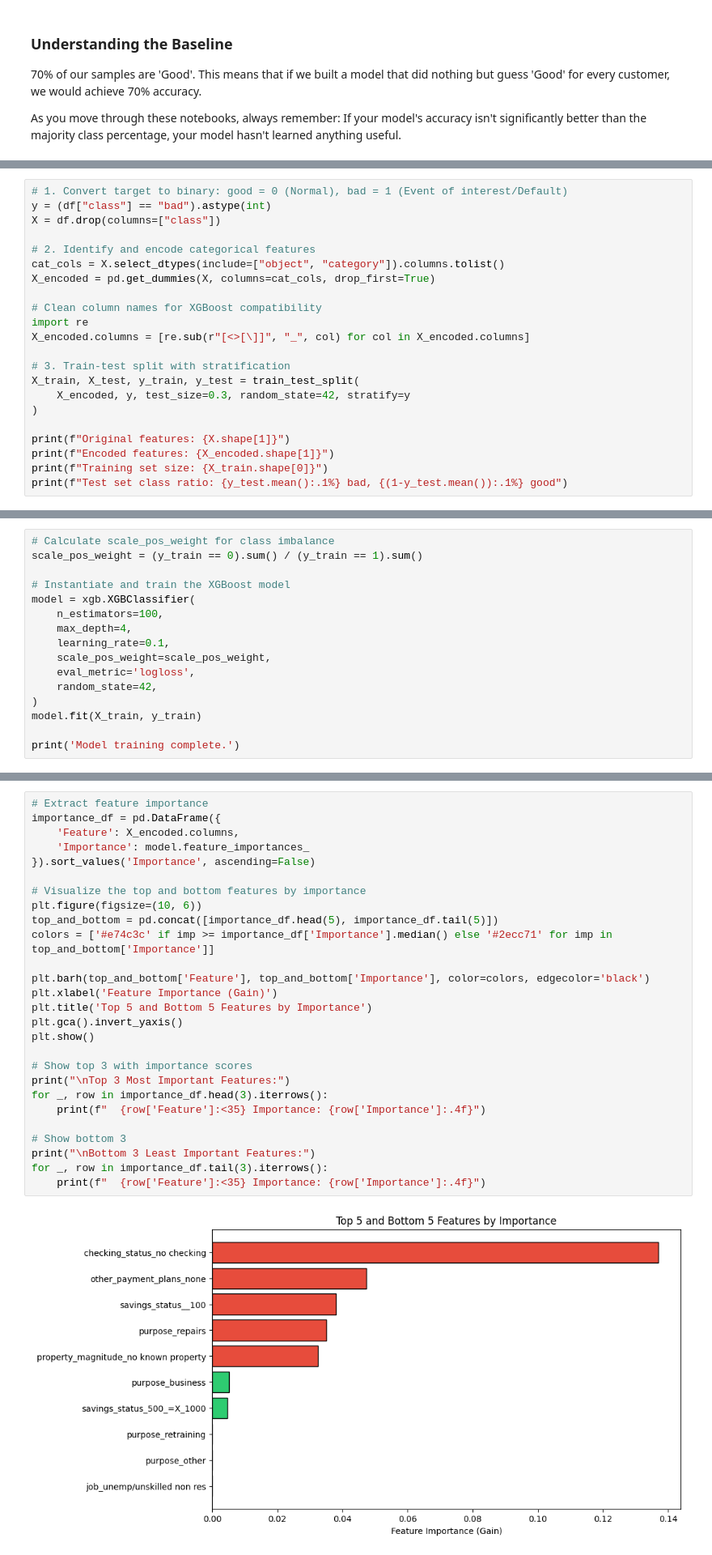
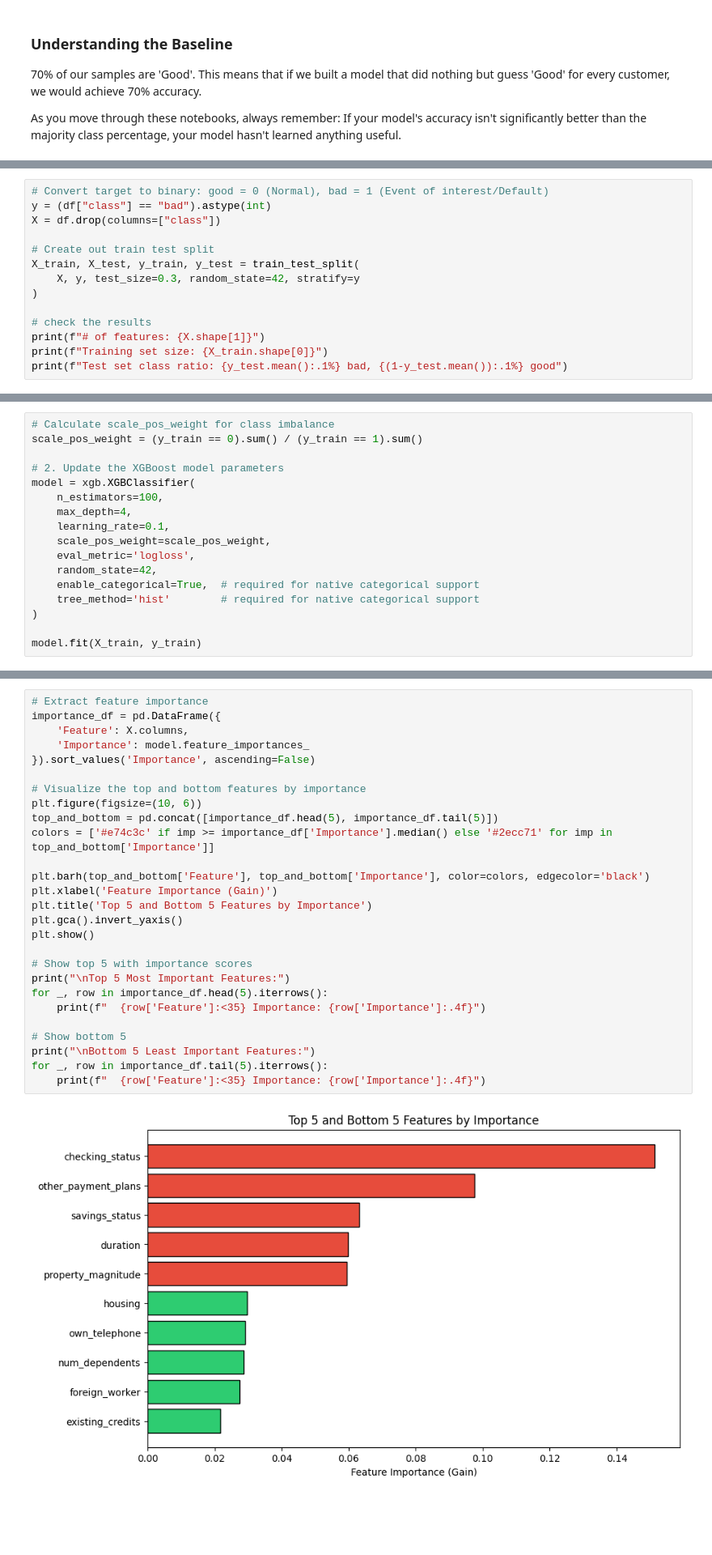
Before and after one commit to bsheese/cs377, a Jupyter notebook: 18_classification/18_1_Classification_Basics/18_1_1_Classification_Foundations.ipynb, the cells around one changed output, grey strips where cells are left out. Shown at 81% size. Cells and saved outputs as stored; diff of their text form; blank space fills up the shorter version.

```diff
--- a/18_classification/18_1_Classification_Basics/18_1_1_Classification_Foundations.ipynb
+++ b/18_classification/18_1_Classification_Basics/18_1_1_Classification_Foundations.ipynb
@@ -117,23 +140,15 @@ Note on feature scaling: Unlike linear models (like logistic regression), tree-b
 # %%
-# 1. Convert target to binary: good = 0 (Normal), bad = 1 (Event of interest/Default)
+# Convert target to binary: good = 0 (Normal), bad = 1 (Event of interest/Default)
 y = (df["class"] == "bad").astype(int)
 X = df.drop(columns=["class"])
 
-# 2. Identify and encode categorical features
-cat_cols = X.select_dtypes(include=["object", "category"]).columns.tolist()
-X_encoded = pd.get_dummies(X, columns=cat_cols, drop_first=True)
-
-# Clean column names for XGBoost compatibility
-import re
-X_encoded.columns = [re.sub(r"[<>[\]]", "_", col) for col in X_encoded.columns]
-
-# 3. Train-test split with stratification
+# Create out train test split
 X_train, X_test, y_train, y_test = train_test_split(
-    X_encoded, y, test_size=0.3, random_state=42, stratify=y
+    X, y, test_size=0.3, random_state=42, stratify=y
 )
 
-print(f"Original features: {X.shape[1]}")
-print(f"Encoded features: {X_encoded.shape[1]}")
+# check the results
+print(f"# of features: {X.shape[1]}")
 print(f"Training set size: {X_train.shape[0]}")
 print(f"Test set class ratio: {y_test.mean():.1%} bad, {(1-y_test.mean()):.1%} good")
 # %% [output]
@@ -162,7 +165,7 @@ Because we have an imbalanced dataset (70/30), we will use the parameter `scale_
 # Calculate scale_pos_weight for class imbalance
 scale_pos_weight = (y_train == 0).sum() / (y_train == 1).sum()
 
-# Instantiate and train the XGBoost model
+# 2. Update the XGBoost model parameters
 model = xgb.XGBClassifier(
     n_estimators=100,
     max_depth=4,
@@ -170,8 +173,9 @@ model = xgb.XGBClassifier(
     scale_pos_weight=scale_pos_weight,
     eval_metric='logloss',
     random_state=42,
+    enable_categorical=True,  # required for native categorical support
+    tree_method='hist'        # required for native categorical support
 )
+
 model.fit(X_train, y_train)
-
-print('Model training complete.')
 # %% [output]
@@ -195,29 +209,29 @@ XGBoost calculates importance based on:
 # %%
 # Extract feature importance
 importance_df = pd.DataFrame({
-    'Feature': X_encoded.columns,
+    'Feature': X.columns,
     'Importance': model.feature_importances_
 }).sort_values('Importance', ascending=False)
 
 # Visualize the top and bottom features by importance
 plt.figure(figsize=(10, 6))
 top_and_bottom = pd.concat([importance_df.head(5), importance_df.tail(5)])
 colors = ['#e74c3c' if imp >= importance_df['Importance'].median() else '#2ecc71' for imp in top_and_bottom['Importance']]
 
 plt.barh(top_and_bottom['Feature'], top_and_bottom['Importance'], color=colors, edgecolor='black')
 plt.xlabel('Feature Importance (Gain)')
 plt.title('Top 5 and Bottom 5 Features by Importance')
 plt.gca().invert_yaxis()
 plt.show()
 
-# Show top 3 with importance scores
-print("\nTop 3 Most Important Features:")
-for _, row in importance_df.head(3).iterrows():
+# Show top 5 with importance scores
+print("\nTop 5 Most Important Features:")
+for _, row in importance_df.head(5).iterrows():
     print(f"  {row['Feature']:<35} Importance: {row['Importance']:.4f}")
 
-# Show bottom 3
-print("\nBottom 3 Least Important Features:")
-for _, row in importance_df.tail(3).iterrows():
+# Show bottom 5
+print("\nBottom 5 Least Important Features:")
+for _, row in importance_df.tail(5).iterrows():
     print(f"  {row['Feature']:<35} Importance: {row['Importance']:.4f}")
 # %% [output]
-[figure, old version]
+[figure, new version]
```
Also changed, not shown: parts of 17 cells of this notebook.
